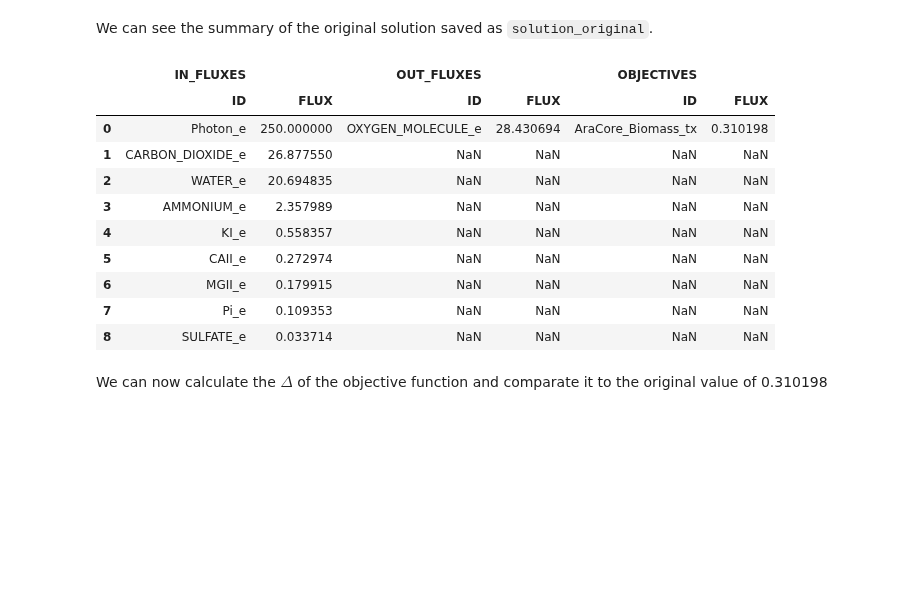
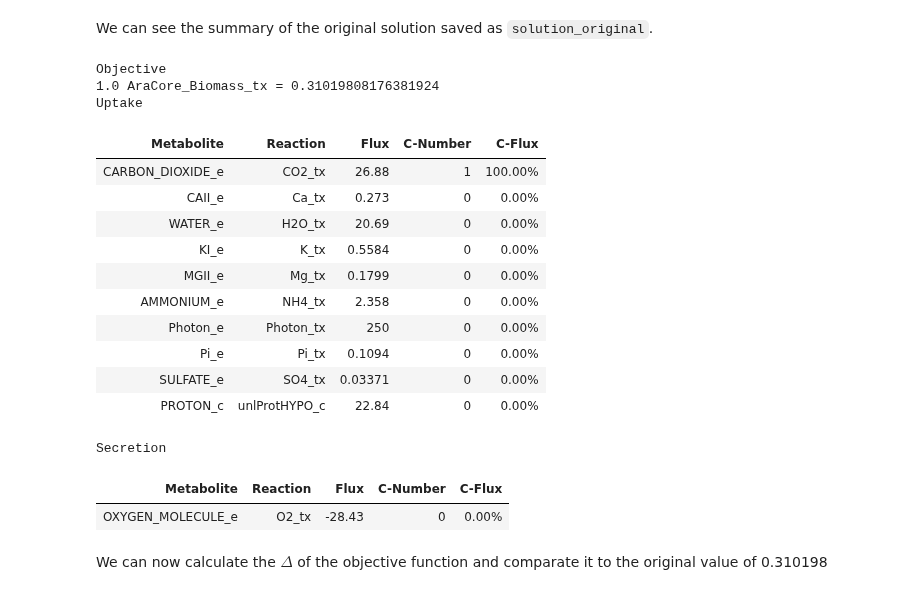
Before and after one commit to Toepfer-Lab/cobramod, a Jupyter notebook: docs/source/GLS.ipynb, the cells around one changed output. Drawn from its saved outputs; the diff is of its cells as text; code cells hidden in the pictures; blank space fills up the shorter version.

```diff
--- a/docs/source/GLS.ipynb
+++ b/docs/source/GLS.ipynb
@@ -534,19 +573,25 @@ model2.summary(solution=solution_glucosinolate, threshold=0.00001)
 # %% [markdown]
 We can see the summary of the original solution saved as `solution_original`.
 # %%
-model.summary(solution=solution_original, threshold=0.00001)
+model.summary(solution=solution_original)
 # %% [output]
+Objective
+1.0 AraCore_Biomass_tx = 0.31019808176381924
+Uptake
-|  | IN_FLUXES |  | OUT_FLUXES |  | OBJECTIVES |  |
-|  | ID | FLUX | ID | FLUX | ID | FLUX |
-| 0 | Photon_e | 250.000000 | OXYGEN_MOLECULE_e | 28.430694 | AraCore_Biomass_tx | 0.310198 |
-| 1 | CARBON_DIOXIDE_e | 26.877550 | NaN | NaN | NaN | NaN |
-| 2 | WATER_e | 20.694835 | NaN | NaN | NaN | NaN |
-| 3 | AMMONIUM_e | 2.357989 | NaN | NaN | NaN | NaN |
-| 4 | KI_e | 0.558357 | NaN | NaN | NaN | NaN |
-| 5 | CAII_e | 0.272974 | NaN | NaN | NaN | NaN |
-| 6 | MGII_e | 0.179915 | NaN | NaN | NaN | NaN |
-| 7 | Pi_e | 0.109353 | NaN | NaN | NaN | NaN |
-| 8 | SULFATE_e | 0.033714 | NaN | NaN | NaN | NaN |
+| Metabolite | Reaction | Flux | C-Number | C-Flux |
+| CARBON_DIOXIDE_e | CO2_tx | 26.88 | 1 | 100.00% |
+| CAII_e | Ca_tx | 0.273 | 0 | 0.00% |
+| WATER_e | H2O_tx | 20.69 | 0 | 0.00% |
+| KI_e | K_tx | 0.5584 | 0 | 0.00% |
+| MGII_e | Mg_tx | 0.1799 | 0 | 0.00% |
+| AMMONIUM_e | NH4_tx | 2.358 | 0 | 0.00% |
+| Photon_e | Photon_tx | 250 | 0 | 0.00% |
+| Pi_e | Pi_tx | 0.1094 | 0 | 0.00% |
+| SULFATE_e | SO4_tx | 0.03371 | 0 | 0.00% |
+| PROTON_c | unlProtHYPO_c | 22.84 | 0 | 0.00% |
+Secretion
+| Metabolite | Reaction | Flux | C-Number | C-Flux |
+| OXYGEN_MOLECULE_e | O2_tx | -28.43 | 0 | 0.00% |
 # %% [markdown]
 We can now calculate the $\Delta$ of the objective function and comparate it
 to the original value of 0.310198
```
Also changed, not shown: parts of 17 cells of this notebook, 28 other files.
